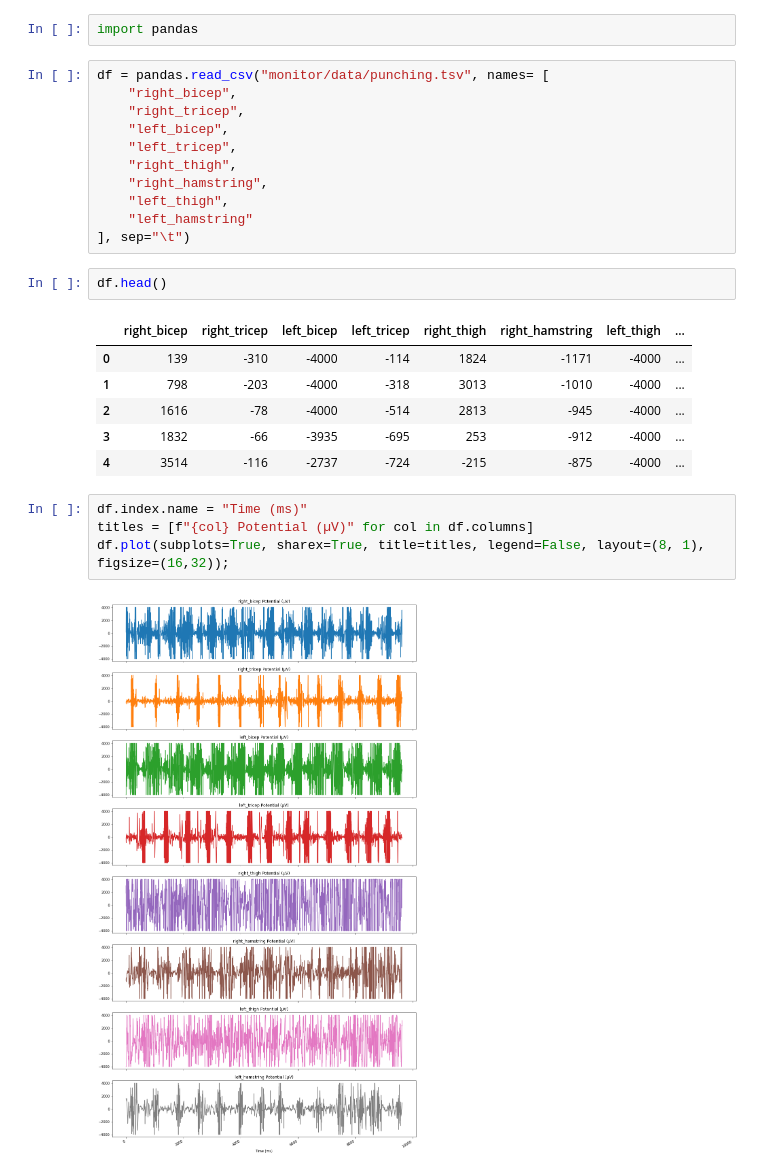
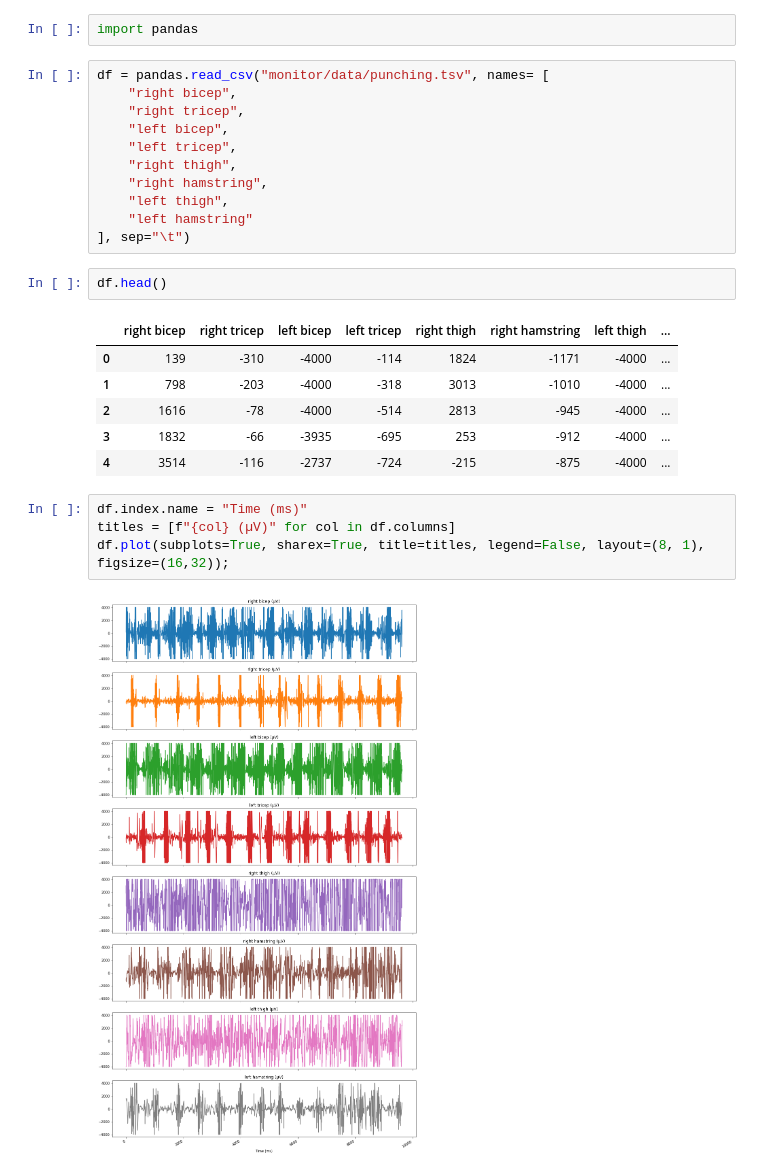
Before and after one commit to dmvieira/driftage, a Jupyter notebook: examples/health_monitor/Data Analysis.ipynb, the cells around one changed output. Cells and saved outputs as stored; diff of their text form.

```diff
--- a/examples/health_monitor/Data Analysis.ipynb
+++ b/examples/health_monitor/Data Analysis.ipynb
@@ -2,19 +2,19 @@
 import pandas
 # %%
 df = pandas.read_csv("monitor/data/punching.tsv", names= [
-    "right_bicep",
-    "right_tricep",
-    "left_bicep",
-    "left_tricep",
-    "right_thigh",
-    "right_hamstring",
-    "left_thigh",
-    "left_hamstring"
+    "right bicep",
+    "right tricep",
+    "left bicep",
+    "left tricep",
+    "right thigh",
+    "right hamstring",
+    "left thigh",
+    "left hamstring"
 ], sep="\t")
 # %%
 df.head()
 # %% [output]
-|  | right_bicep | right_tricep | left_bicep | left_tricep | right_thigh | right_hamstring | left_thigh | ... |
+|  | right bicep | right tricep | left bicep | left tricep | right thigh | right hamstring | left thigh | ... |
 | 0 | 139 | -310 | -4000 | -114 | 1824 | -1171 | -4000 | ... |
 | 1 | 798 | -203 | -4000 | -318 | 3013 | -1010 | -4000 | ... |
 | 2 | 1616 | -78 | -4000 | -514 | 2813 | -945 | -4000 | ... |
@@ -22,10 +22,10 @@ df.head()
 | 4 | 3514 | -116 | -2737 | -724 | -215 | -875 | -4000 | ... |
 # %%
 df.index.name = "Time (ms)"
-titles = [f"{col} Potential (µV)" for col in df.columns]
+titles = [f"{col} (µV)" for col in df.columns]
 df.plot(subplots=True, sharex=True, title=titles, legend=False, layout=(8, 1), figsize=(16,32));
 # %% [output]
-[figure, old version]
+[figure, new version]
 # %%
 from skmultiflow.drift_detection import ADWIN
 
```
Also changed, not shown: parts of 3 cells of this notebook, 1 other file.
